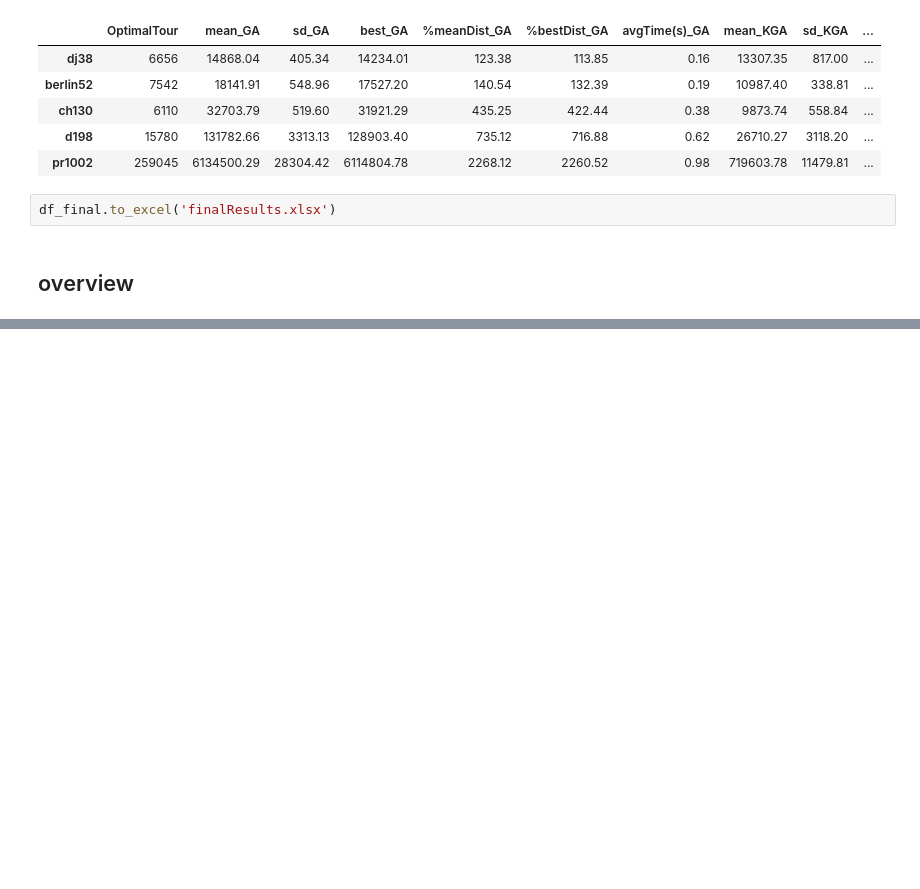
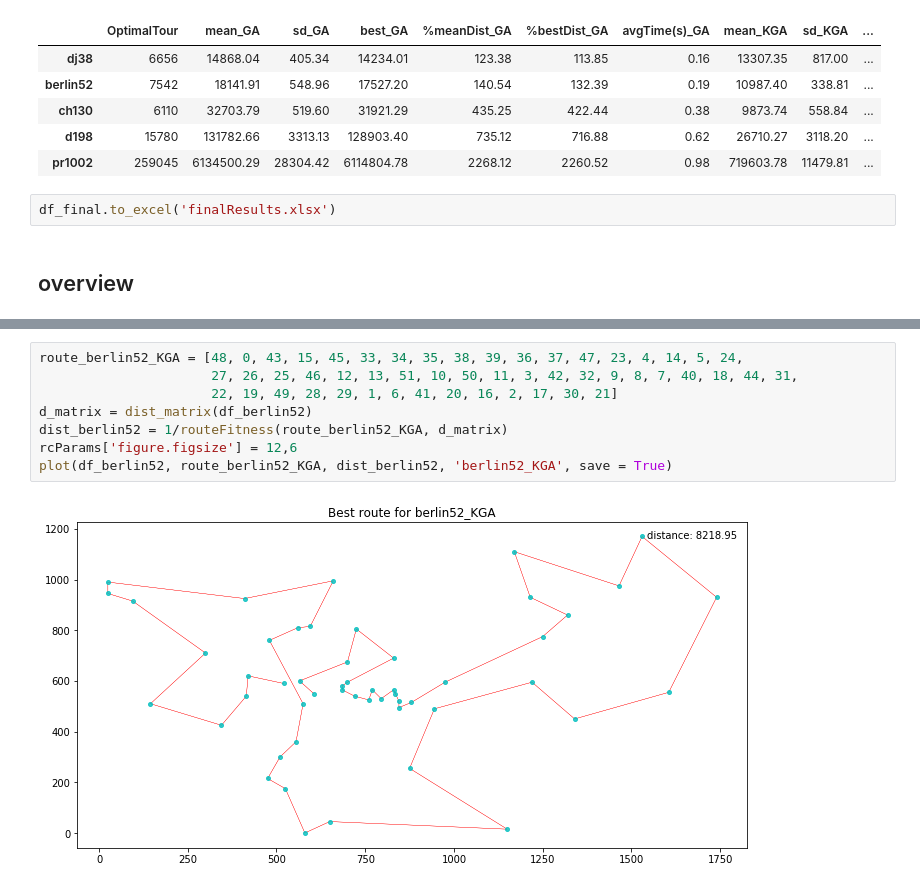
Before and after one commit to DBertazioli/Ant-Q-KGA, a Jupyter notebook: genomic/extended_try.ipynb, the cells around one changed output, grey strips where cells are left out. Drawn from its saved outputs; the diff is of its cells as text; blank space fills up the shorter version.

```diff
--- a/genomic/extended_try.ipynb
+++ b/genomic/extended_try.ipynb
@@ -1394,0 +1429,10 @@ data.head()
+# %%
+route_berlin52_KGA = [48, 0, 43, 15, 45, 33, 34, 35, 38, 39, 36, 37, 47, 23, 4, 14, 5, 24,
+                      27, 26, 25, 46, 12, 13, 51, 10, 50, 11, 3, 42, 32, 9, 8, 7, 40, 18, 44, 31,
+                      22, 19, 49, 28, 29, 1, 6, 41, 20, 16, 2, 17, 30, 21]
+d_matrix = dist_matrix(df_berlin52)
+dist_berlin52 = 1/routeFitness(route_berlin52_KGA, d_matrix)
+rcParams['figure.figsize'] = 12,6
+plot(df_berlin52, route_berlin52_KGA, dist_berlin52, 'berlin52_KGA', save = True)
+# %% [output]
+[figure, added]
```
Also changed, not shown: parts of 16 cells of this notebook, 10 other files.
